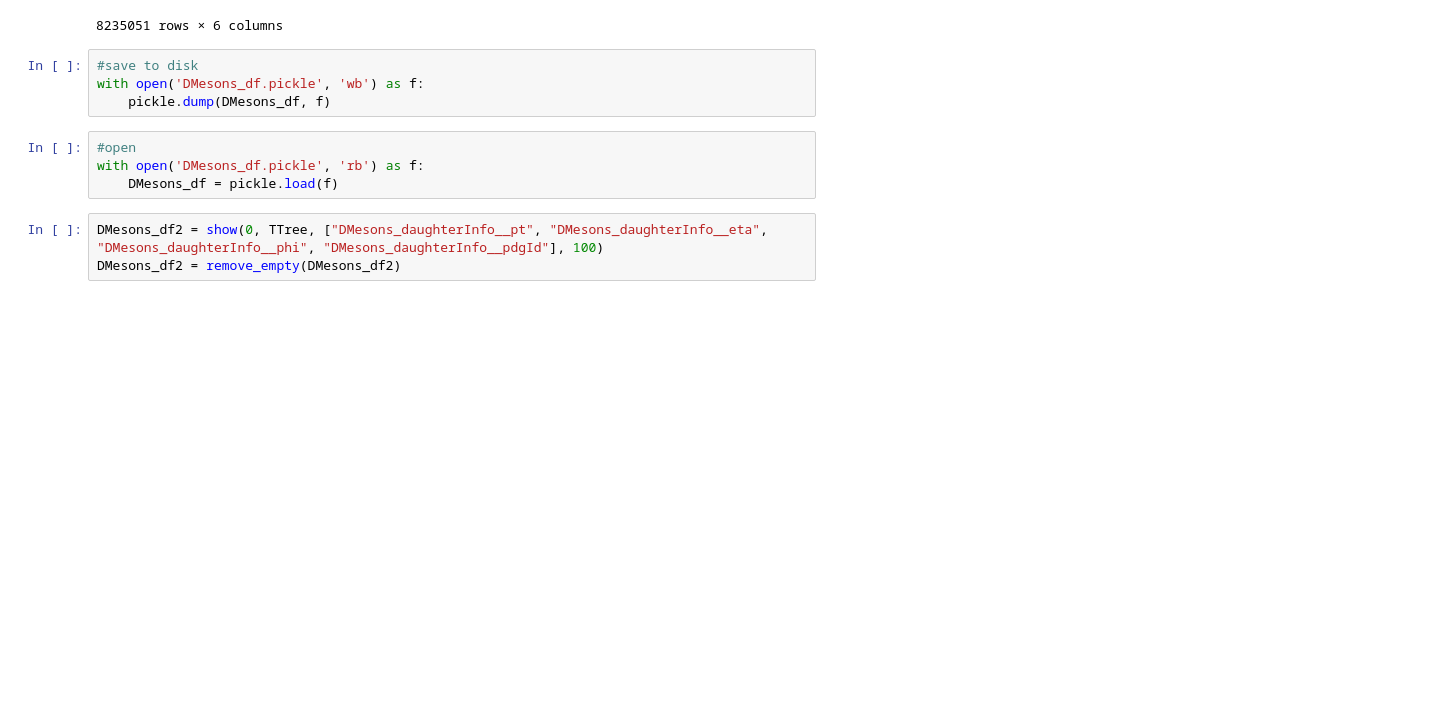
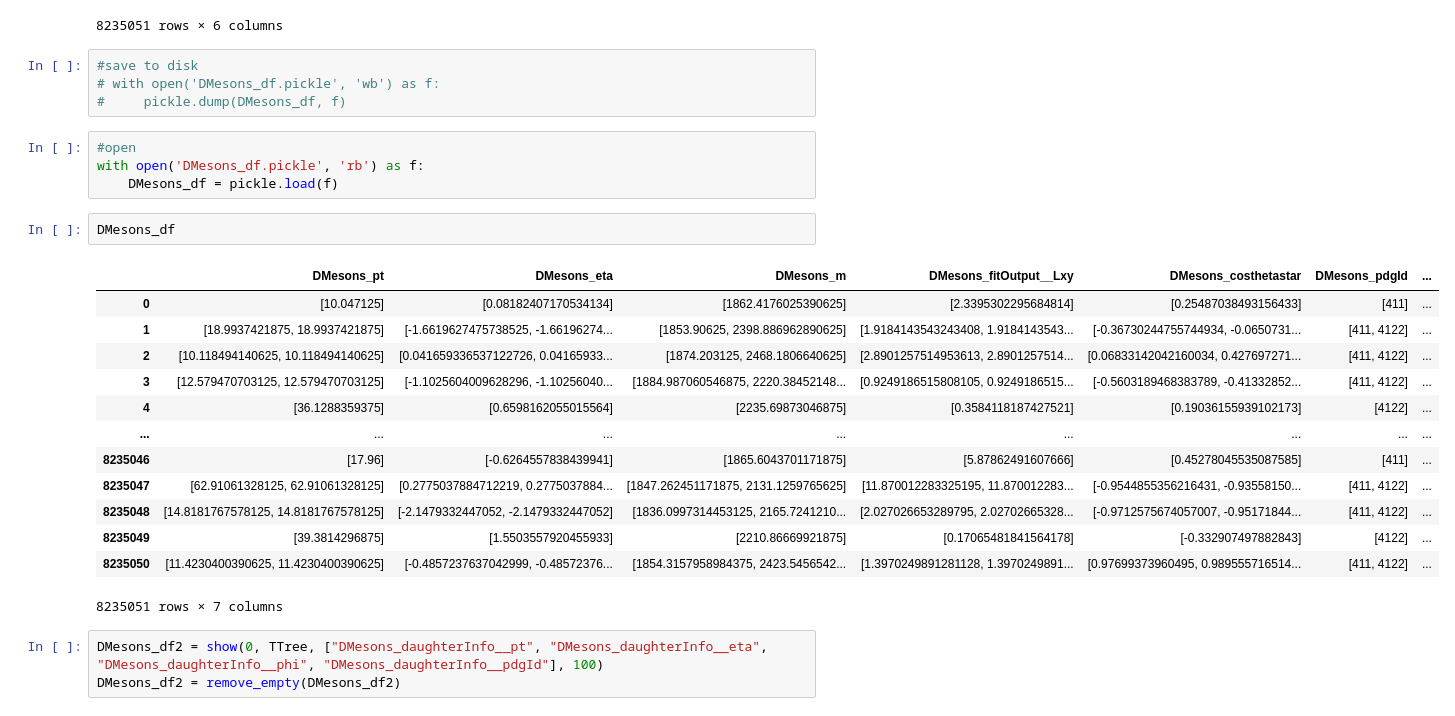
Before and after one commit to GitGup/ATLAS_DNN, a Jupyter notebook: MC_DNN.ipynb, the cells around one changed output. Cells and saved outputs as stored; diff of their text form; blank space fills up the shorter version.

```diff
--- a/MC_DNN.ipynb
+++ b/MC_DNN.ipynb
@@ -66,12 +69,28 @@ DMesons_df
 8235051 rows × 6 columns
 # %%
 #save to disk
-with open('DMesons_df.pickle', 'wb') as f:
-    pickle.dump(DMesons_df, f)
+# with open('DMesons_df.pickle', 'wb') as f:
+#     pickle.dump(DMesons_df, f)
 # %%
 #open
 with open('DMesons_df.pickle', 'rb') as f:
     DMesons_df = pickle.load(f)
+# %%
+DMesons_df
+# %% [output]
+|  | DMesons_pt | DMesons_eta | DMesons_m | DMesons_fitOutput__Lxy | DMesons_costhetastar | DMesons_pdgId | ... |
+| 0 | [10.047125] | [0.08182407170534134] | [1862.4176025390625] | [2.3395302295684814] | [0.25487038493156433] | [411] | ... |
+| 1 | [18.9937421875, 18.9937421875] | [-1.6619627475738525, -1.66196274... | [1853.90625, 2398.886962890625] | [1.9184143543243408, 1.9184143543... | [-0.36730244755744934, -0.0650731... | [411, 4122] | ... |
+| 2 | [10.118494140625, 10.118494140625] | [0.041659336537122726, 0.04165933... | [1874.203125, 2468.1806640625] | [2.8901257514953613, 2.8901257514... | [0.06833142042160034, 0.427697271... | [411, 4122] | ... |
+| 3 | [12.579470703125, 12.579470703125] | [-1.1025604009628296, -1.10256040... | [1884.987060546875, 2220.38452148... | [0.9249186515808105, 0.9249186515... | [-0.5603189468383789, -0.41332852... | [411, 4122] | ... |
+| 4 | [36.1288359375] | [0.6598162055015564] | [2235.69873046875] | [0.3584118187427521] | [0.19036155939102173] | [4122] | ... |
+| ... | ... | ... | ... | ... | ... | ... | ... |
+| 8235046 | [17.96] | [-0.6264557838439941] | [1865.6043701171875] | [5.87862491607666] | [0.45278045535087585] | [411] | ... |
+| 8235047 | [62.91061328125, 62.91061328125] | [0.2775037884712219, 0.2775037884... | [1847.262451171875, 2131.1259765625] | [11.870012283325195, 11.870012283... | [-0.9544855356216431, -0.93558150... | [411, 4122] | ... |
+| 8235048 | [14.8181767578125, 14.8181767578125] | [-2.1479332447052, -2.1479332447052] | [1836.0997314453125, 2165.7241210... | [2.027026653289795, 2.02702665328... | [-0.9712575674057007, -0.95171844... | [411, 4122] | ... |
+| 8235049 | [39.3814296875] | [1.5503557920455933] | [2210.86669921875] | [0.17065481841564178] | [-0.332907497882843] | [4122] | ... |
+| 8235050 | [11.4230400390625, 11.4230400390625] | [-0.4857237637042999, -0.48572376... | [1854.3157958984375, 2423.5456542... | [1.3970249891281128, 1.3970249891... | [0.97699373960495, 0.989555716514... | [411, 4122] | ... |
+8235051 rows × 7 columns
 # %%
 DMesons_df2 = show(0, TTree, ["DMesons_daughterInfo__pt", "DMesons_daughterInfo__eta", "DMesons_daughterInfo__phi", "DMesons_daughterInfo__pdgId"], 100)
 DMesons_df2 = remove_empty(DMesons_df2)
```
Also changed, not shown: parts of 18 cells of this notebook.
